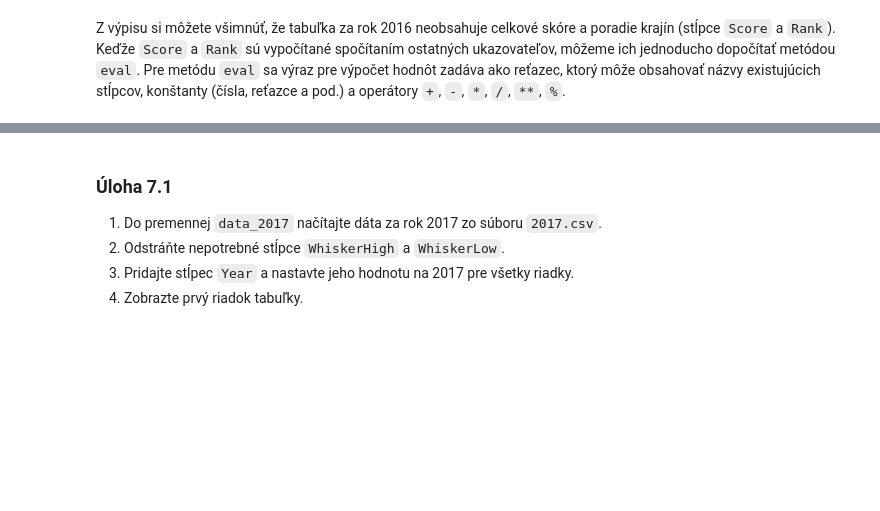
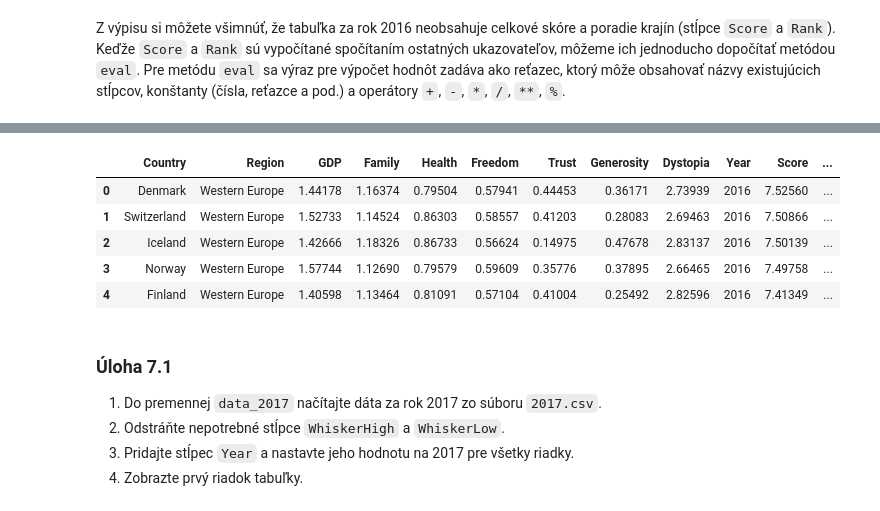
Before and after one commit to sarny/WDA-Kosice, a Jupyter notebook: 7/notebooks/happiness1.ipynb, the cells around one changed output, grey strips where cells are left out. Drawn from its saved outputs; the diff is of its cells as text; code cells hidden in the pictures; blank space fills up the shorter version.

```diff
--- a/7/notebooks/happiness1.ipynb
+++ b/7/notebooks/happiness1.ipynb
@@ -120,7 +169,15 @@ data_2016.tail(3)
 # %%
 # keďže dáta máme zoradené zostupne podľa celkového skóre, hodnoty v stĺpci poradia Rank nastavíme na
 # postupnosť čísel 1, 2, ..., počet krajín (počet riadkov v tabuľke)
 data_2016["Rank"] = range(1, data_2016.shape[0] + 1)
+data_2016.head()
+# %% [output]
+|  | Country | Region | GDP | Family | Health | Freedom | Trust | Generosity | Dystopia | Year | Score | ... |
+| 0 | Denmark | Western Europe | 1.44178 | 1.16374 | 0.79504 | 0.57941 | 0.44453 | 0.36171 | 2.73939 | 2016 | 7.52560 | ... |
+| 1 | Switzerland | Western Europe | 1.52733 | 1.14524 | 0.86303 | 0.58557 | 0.41203 | 0.28083 | 2.69463 | 2016 | 7.50866 | ... |
+| 2 | Iceland | Western Europe | 1.42666 | 1.18326 | 0.86733 | 0.56624 | 0.14975 | 0.47678 | 2.83137 | 2016 | 7.50139 | ... |
+| 3 | Norway | Western Europe | 1.57744 | 1.12690 | 0.79579 | 0.59609 | 0.35776 | 0.37895 | 2.66465 | 2016 | 7.49758 | ... |
+| 4 | Finland | Western Europe | 1.40598 | 1.13464 | 0.81091 | 0.57104 | 0.41004 | 0.25492 | 2.82596 | 2016 | 7.41349 | ... |
 # %% [markdown]
 ### Úloha 7.1
 
```
Also changed, not shown: parts of 23 cells of this notebook.
